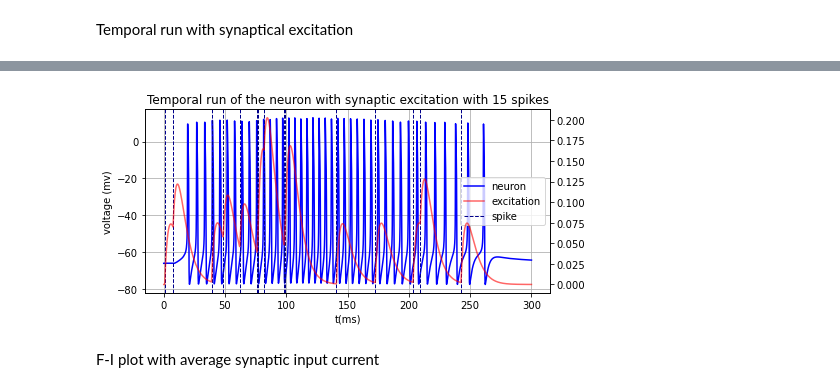
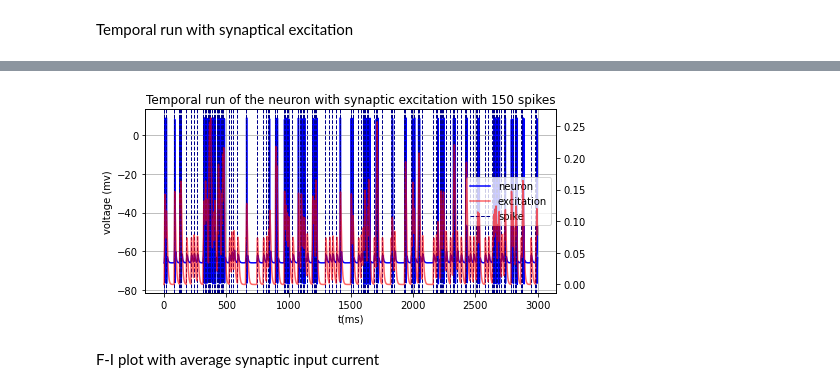
Before and after one commit to jaumecolomhernandez/mmb-mathneuroscience2, a Jupyter notebook: conductance-based-network.ipynb, the cells around one changed output, grey strips where cells are left out. Drawn from its saved outputs; the diff is of its cells as text; code cells hidden in the pictures.

Commit message:
Fixed error in gsyn simulation and speeded thing up

```diff
--- a/conductance-based-network.ipynb
+++ b/conductance-based-network.ipynb
@@ -314,0 +387,11 @@ def compute_syn_current(spikes, time_span):
+# %%
+d, n = 300, 3000
+time_span = np.linspace(0.0, d, n)
+train = spike_train(d, 50, d/n)
+
+run1 = np.zeros(n)
+run2 = np.zeros(n)
+
+for it, t in enumerate(time_span):
+    run1[it] = gsyn(t, train)
+    run2[it] = opt_gsyn(t, train)
@@ -315,43 +408,69 @@ def compute_syn_current(spikes, time_span):
+# %%
+# ATTEMPT N. 3 AND SUCCESFUL ATTEMPT TO THE NEURON SIMULATION
+# WE PASS THE SPIKES TEMPORAL INDEXES AND COMPUTE THE RESPONSE FOR THE T VALUE
+# SLOW WHEN WE HAVE A HIGH NUMBER OF SPIKES. CAN BE SPED UP TRIMMING THE SPIKES WE CONSIDER FOR A GIVEN T
+
+def compute_syn_current(spikes, d, n):
+    """ Returns the mean current value
+    """
+    # Create synaptic excitation
+    time_span = np.linspace(0, d, n)
+    run = np.zeros(n)
+
+    for it, t in enumerate(time_span):
+        run[it] = (gsyn(t, spikes))
+
+    return run.mean()
+
+def neuron(X, t, spikes):
+    """ WRITE DOC """
+    V, n = X
+
+    dVdt = (I - gl*(V-el) - gna*minf(V)*(V-ena) - gk*n*(V-ek) - 1*opt_gsyn(t, spikes)*(V-esyn))/C
+    dndt = (ninf(V) - n)/taun
+
+    return [dVdt, dndt]
 # %%
-time_span = np.linspace(0.0, 300.0, 3000)
-spikes = spike_train(300, 50, 0.1)
+d, n = 3000, 30000
+time_span = np.linspace(0.0, d, n)
+spikes = spike_train(d, 50, d/n)
 
-syn, mean = compute_syn_current(spikes, time_span)
+mean = compute_syn_current(spikes, d, n)
 
-run = odeint(partial(neuron, **{"excitation":syn}), y0=[-66,0], t=time_span)
+run, obs = odeint(partial(neuron, **{"spikes": spikes}), y0=[-66,0], t=time_span, full_output=1)
 
 fig, ax = plt.subplots(1, figsize=(7,3.5))
 
 # Plot neuron response
 l1, = ax.plot(time_span, run[:,0], c='b', label='neuron')
 
 # Plot spike lines
 for t in spikes:
     l3 = ax.axvline(x=t, color='darkblue', linestyle='dashed', linewidth=1, label='spike')
 
 # Create synaptic excitation
 results = np.zeros(time_span.shape[0])
 for it, t in enumerate(time_span):
     results[it] = (gsyn(t, spikes))
 
 # And plot it in secondary axes
 ax2 = ax.twinx()
 l2, = ax2.plot(time_span,results, c='r', alpha=0.6, label='excitation')
 
 ax.set(title=f"Temporal run of the neuron with synaptic excitation with {spikes.shape[0]} spikes",
    xlabel="t(ms)",
    ylabel="voltage (mv)",
    )
 ax.grid()
 
 lines = [l1,l2,l3]
 ax.legend(lines, [l.get_label() for l in lines])
 
 
 fig.tight_layout()
 fig.show()
 # %% [output]
-[figure, old version]
+[figure, new version]
 # %% [markdown]
 F-I plot with average synaptic input current
 # %%
```
Also changed, not shown: parts of 15 cells of this notebook.
